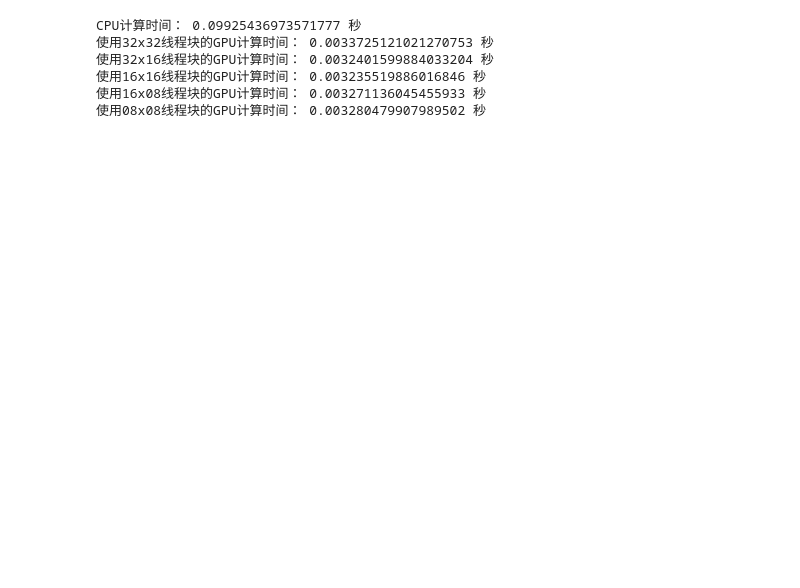
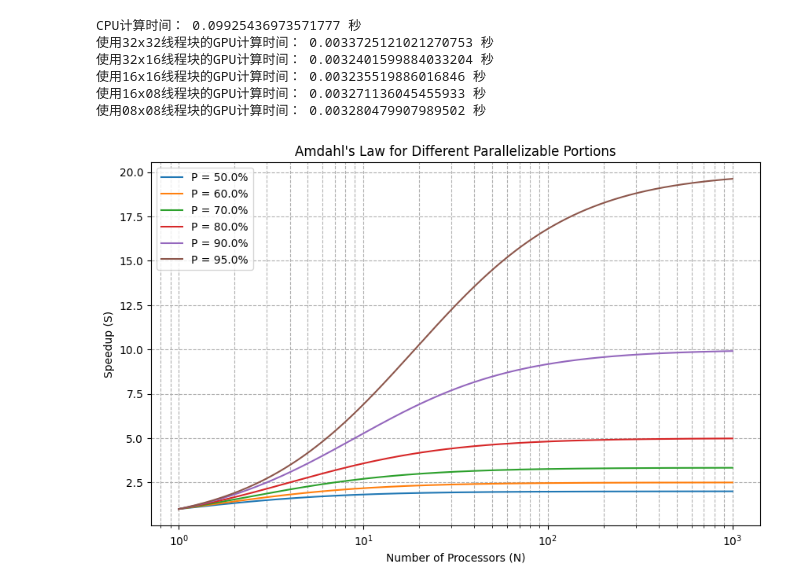
Before and after one commit to syq-tju/pyCUDA, a Jupyter notebook: pyCUDA_Matix_add.ipynb, the cells around one changed output. Drawn from its saved outputs; the diff is of its cells as text; code cells hidden in the pictures; blank space fills up the shorter version.

```diff
--- a/pyCUDA_Matix_add.ipynb
+++ b/pyCUDA_Matix_add.ipynb
@@ -185,3 +185,32 @@ CPU计算时间： 0.09925436973571777 秒
 使用16x16线程块的GPU计算时间： 0.003235519886016846 秒
 使用16x08线程块的GPU计算时间： 0.003271136045455933 秒
 使用08x08线程块的GPU计算时间： 0.003280479907989502 秒
+# %%
+import numpy as np
+import matplotlib.pyplot as plt
+
+# Amdahl定律函数
+def amdahl_law(P, N):
+    return 1 / ((1 - P) + P / N)
+
+# 可以并行化的部分比例集合
+P_values = [0.5, 0.6, 0.7, 0.8, 0.9, 0.95]
+
+# 处理器数量范围，确保起点为0.1以避免除以零的错误
+N = np.logspace(0, 3, 10000)
+
+# 绘图
+plt.figure(figsize=(10, 6))
+
+for P in P_values:
+    S = amdahl_law(P, N)
+    plt.semilogx(N, S, label=f'P = {P*100}%')
+
+plt.xlabel('Number of Processors (N)')
+plt.ylabel('Speedup (S)')
+plt.title("Amdahl's Law for Different Parallelizable Portions")
+plt.grid(True, which="both", ls="--")
+plt.legend()
+plt.show()
+# %% [output]
+[figure, added]
```
